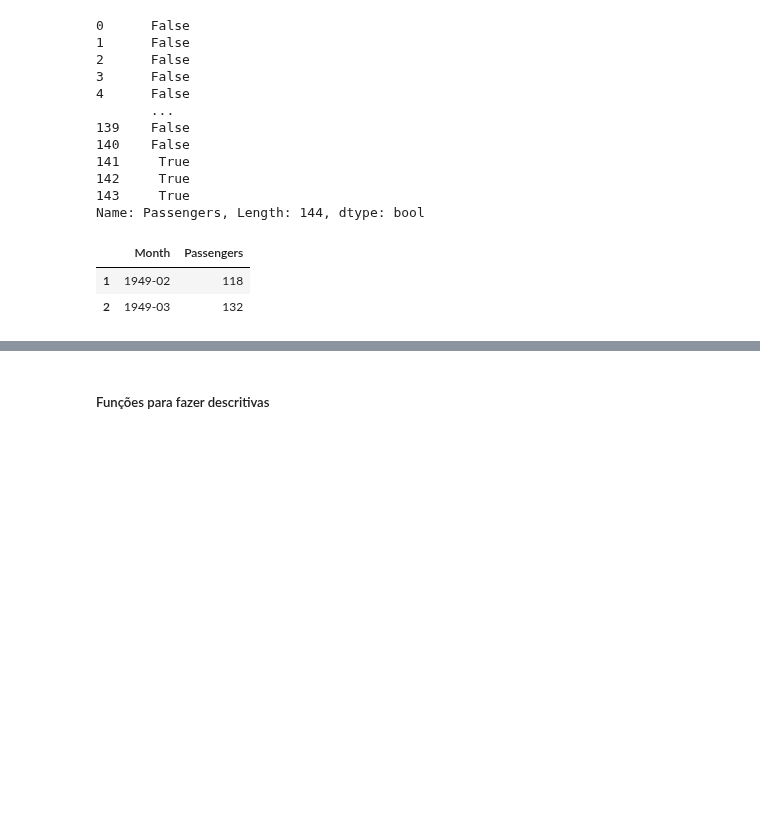
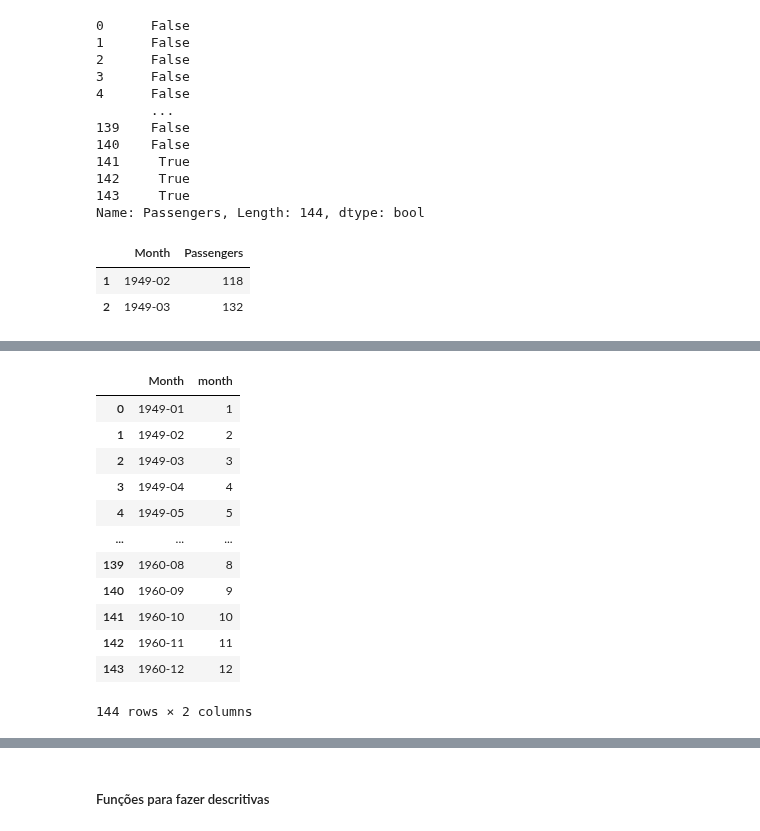
Before and after one commit to lauraalexandria/cursos-python, a Jupyter notebook: script_pandas.ipynb, the cells around one changed output, grey strips where cells are left out. Saved outputs shown, nothing was run; the diff lists cells and outputs as text; code cells hidden in the pictures; blank space fills up the shorter version.

```diff
--- a/script_pandas.ipynb
+++ b/script_pandas.ipynb
@@ -273,0 +260,16 @@ Name: Month, Length: 144, dtype: object
+# %%
+df.filter(like="onth") # Seleciona colunas a partir de padrão dos nomes (e nesse like é tipo um contain)
+# %% [output]
+|  | Month | month |
+| 0 | 1949-01 | 1 |
+| 1 | 1949-02 | 2 |
+| 2 | 1949-03 | 3 |
+| 3 | 1949-04 | 4 |
+| 4 | 1949-05 | 5 |
+| ... | ... | ... |
+| 139 | 1960-08 | 8 |
+| 140 | 1960-09 | 9 |
+| 141 | 1960-10 | 10 |
+| 142 | 1960-11 | 11 |
+| 143 | 1960-12 | 12 |
+144 rows × 2 columns
```
Also changed, not shown: parts of 15 cells of this notebook.
